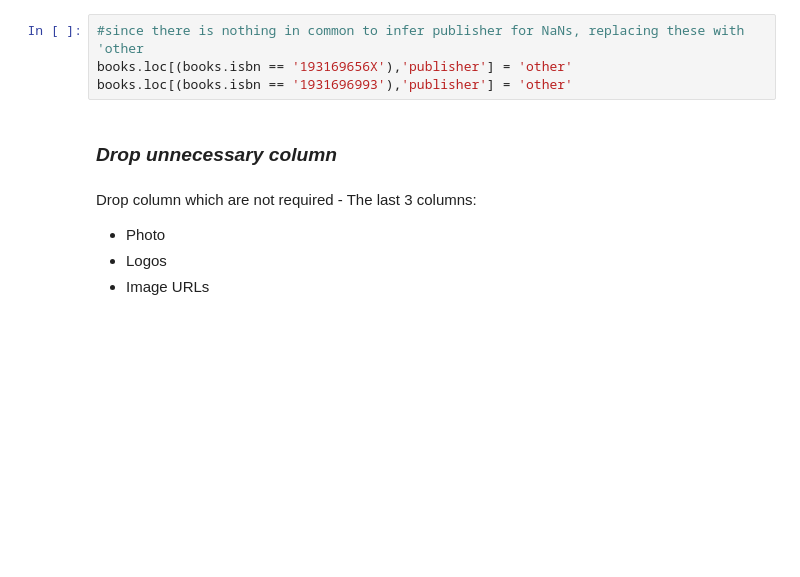
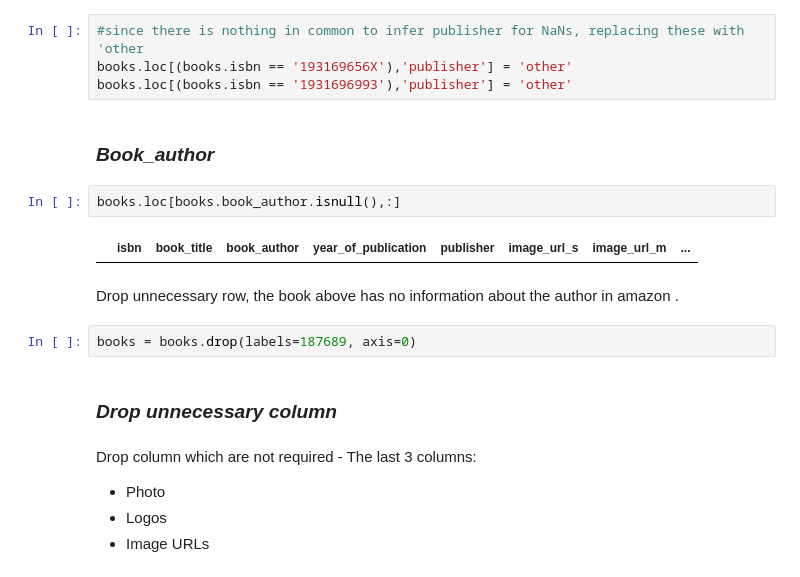
Before and after one commit to SophieHubert/Recommended-Reading, a Jupyter notebook: Working/01.1 - Data cleaning - Books.ipynb, the cells around one changed output. Cells and saved outputs as stored; diff of their text form; blank space fills up the shorter version.

```diff
--- a/Working/01.1 - Data cleaning - Books.ipynb
+++ b/Working/01.1 - Data cleaning - Books.ipynb
@@ -355,6 +353,16 @@ books.loc[(books.book_author == 'Linnea Sinclair'),:]
 #since there is nothing in common to infer publisher for NaNs, replacing these with 'other
 books.loc[(books.isbn == '193169656X'),'publisher'] = 'other'
 books.loc[(books.isbn == '1931696993'),'publisher'] = 'other'
+# %% [markdown]
+### _Book_author_
+# %%
+books.loc[books.book_author.isnull(),:]
+# %% [output]
+|  | isbn | book_title | book_author | year_of_publication | publisher | image_url_s | image_url_m | ... |
+# %% [markdown]
+Drop unnecessary row, the book above has no information about the author in amazon .
+# %%
+books = books.drop(labels=187689, axis=0)
 # %% [markdown]
 ### _Drop unnecessary column_
 # %% [markdown]
```
Also changed, not shown: parts of 5 cells of this notebook, 3 other files.
